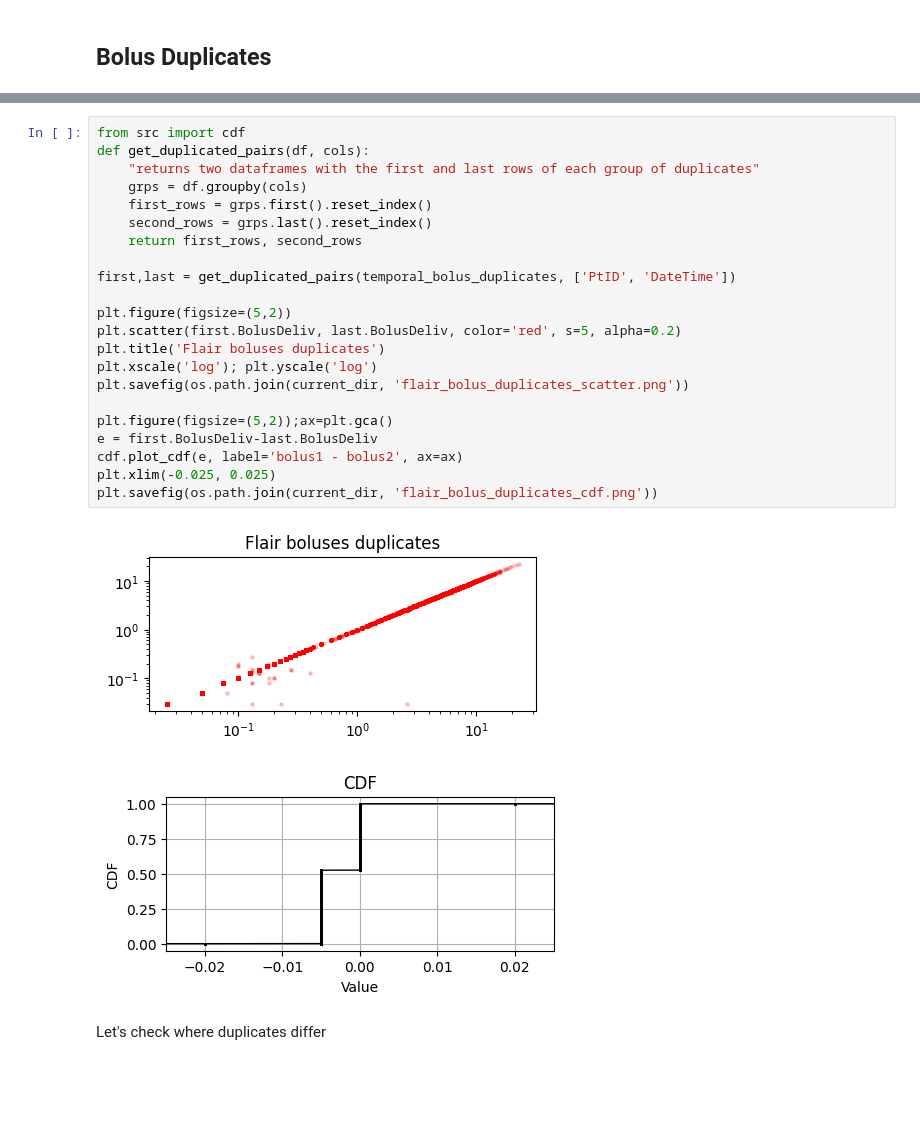
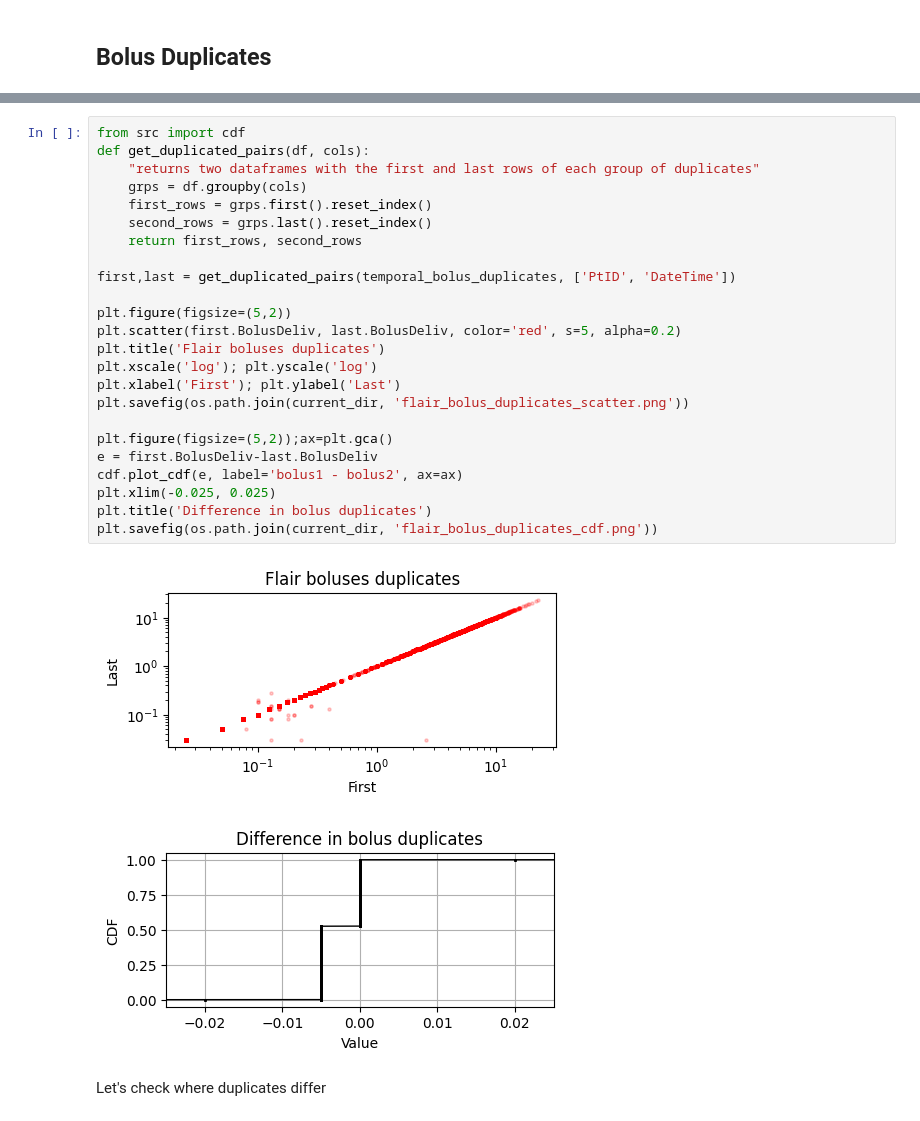
Before and after one commit to nudgebg/egvinsulin, a Jupyter notebook: notebooks/understand-flair-dataset/understand-flair-dataset.ipynb, the cells around one changed output, grey strips where cells are left out. Drawn from its saved outputs; the diff is of its cells as text; blank space fills up the shorter version.

```diff
--- a/notebooks/understand-flair-dataset/understand-flair-dataset.ipynb
+++ b/notebooks/understand-flair-dataset/understand-flair-dataset.ipynb
@@ -814,28 +900,30 @@ Flair has 164440 (4.6%) temporal bolus duplicates (datetime, patient_id)
 # %%
 from src import cdf
 def get_duplicated_pairs(df, cols):
     "returns two dataframes with the first and last rows of each group of duplicates"
     grps = df.groupby(cols)
     first_rows = grps.first().reset_index()
     second_rows = grps.last().reset_index()
     return first_rows, second_rows
 
 first,last = get_duplicated_pairs(temporal_bolus_duplicates, ['PtID', 'DateTime'])
 
 plt.figure(figsize=(5,2))
 plt.scatter(first.BolusDeliv, last.BolusDeliv, color='red', s=5, alpha=0.2)
 plt.title('Flair boluses duplicates')
 plt.xscale('log'); plt.yscale('log')
+plt.xlabel('First'); plt.ylabel('Last')
 plt.savefig(os.path.join(current_dir, 'flair_bolus_duplicates_scatter.png'))
 
 plt.figure(figsize=(5,2));ax=plt.gca()
 e = first.BolusDeliv-last.BolusDeliv
 cdf.plot_cdf(e, label='bolus1 - bolus2', ax=ax)
 plt.xlim(-0.025, 0.025)
+plt.title('Difference in bolus duplicates')
 plt.savefig(os.path.join(current_dir, 'flair_bolus_duplicates_cdf.png'))
 # %% [output]
-[figure, old version]
+[figure, new version]
-[figure, old version]
+[figure, new version]
 # %% [markdown]
 Let's check where duplicates differ
 # %%
```
Also changed, not shown: parts of 15 cells of this notebook, 4 other files.
